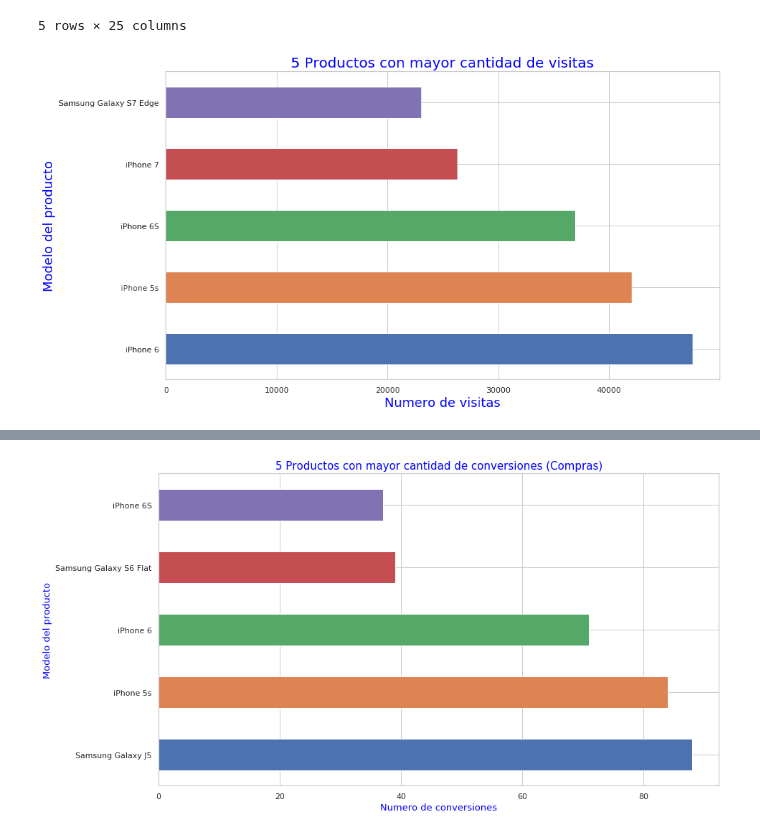
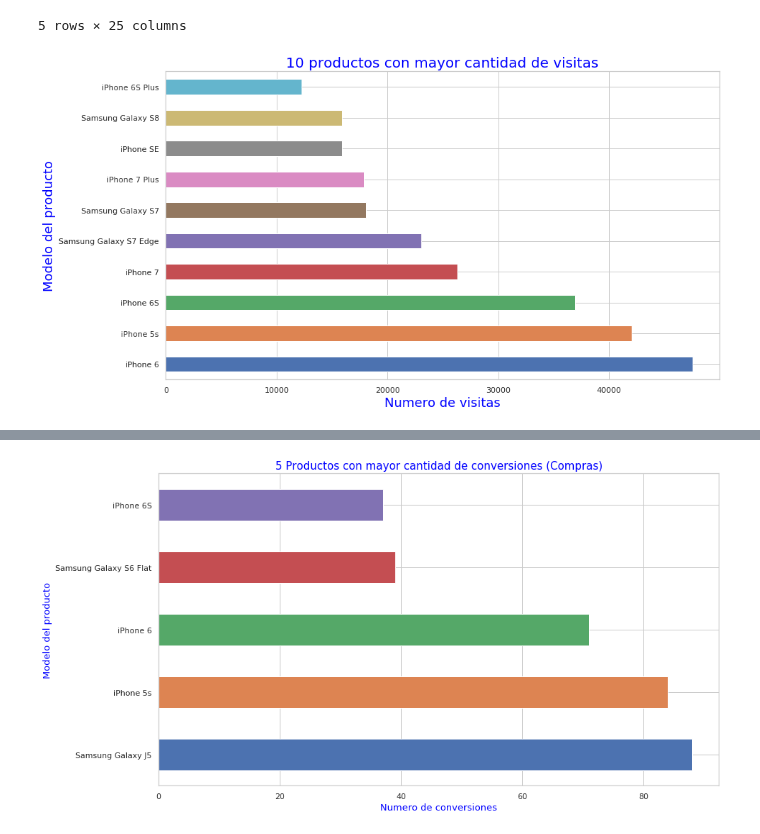
Before and after one commit to Blaz77/DatosReloaded, a Jupyter notebook: TP1/Exploracion_Trocafone.ipynb, the cells around one changed output, grey strips where cells are left out. Saved outputs shown, nothing was run; the diff lists cells and outputs as text; code cells hidden in the pictures.

```diff
--- a/TP1/Exploracion_Trocafone.ipynb
+++ b/TP1/Exploracion_Trocafone.ipynb
@@ -134,12 +135,12 @@ views.head()
 | 26 | 2018-05-24 11:28:59 | viewed product | 000a54b2 | NaN | 6581.0 | iPhone 6S | Bom | 16GB | Cinza espacial | NaN | ... | ... |
 5 rows × 25 columns
 # %%
-conv_plot = views['model'].value_counts().head(10plot(figsize=(14,8), kind='barh')
+conv_plot = views['model'].value_counts().head(10).plot(figsize=(14,8), kind='barh')
 conv_plot.set_title('10 productos con mayor cantidad de visitas', fontsize = 20, color = 'blue');
 conv_plot.set_xlabel('Numero de visitas', color = 'blue', fontsize = 18);
 conv_plot.set_ylabel('Modelo del producto', color = 'blue', fontsize = 18);
 # %% [output]
-[figure, old version]
+[figure, new version]
 # %%
 #Filtro filas con sku distinto de nulo y que tengan como evento 'conversion'
 conversions = trocafoneData[(trocafoneData['event'] == 'conversion') & (trocafoneData['sku']!= 'NaN')]
```
Also changed, not shown: parts of 16 cells of this notebook.
